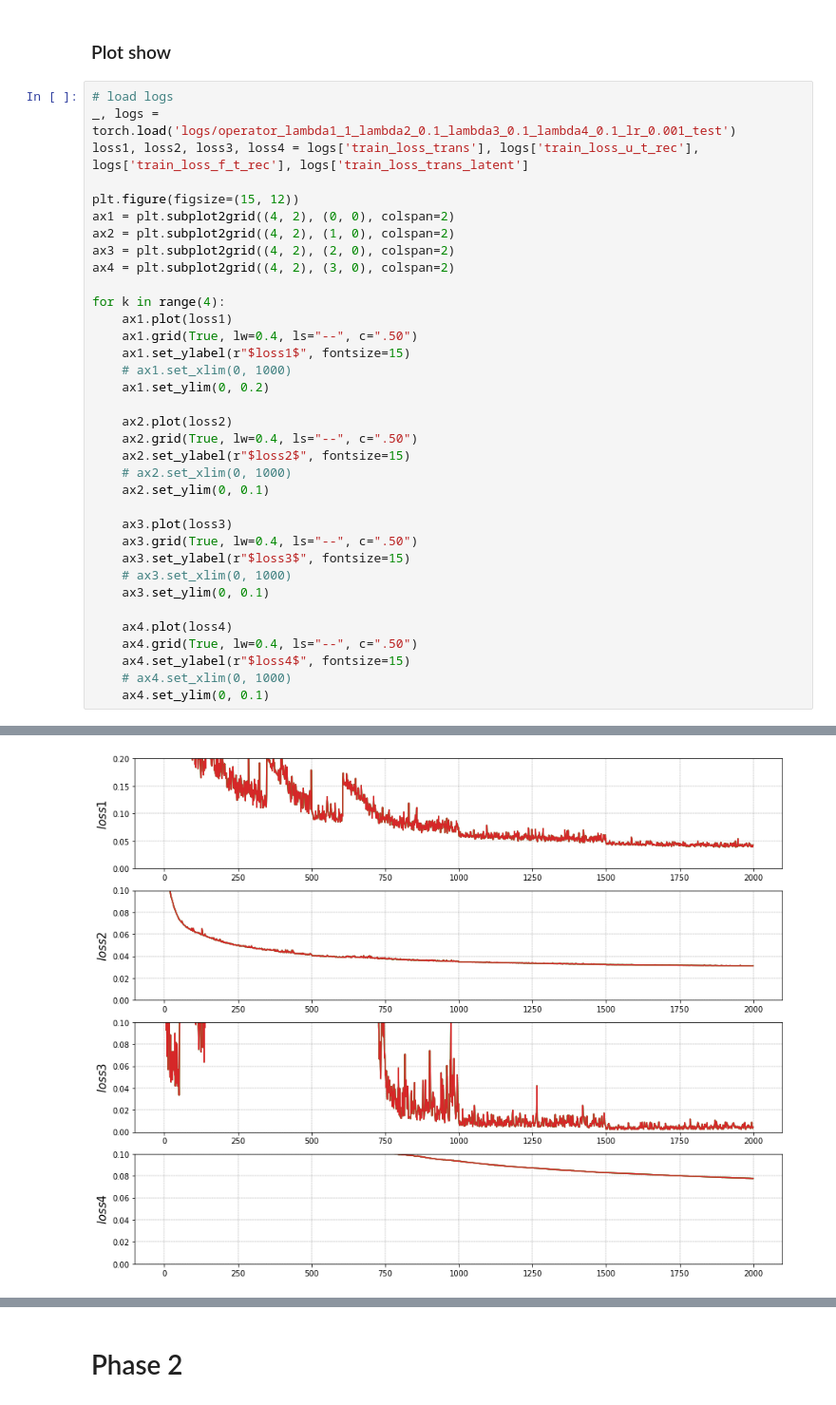
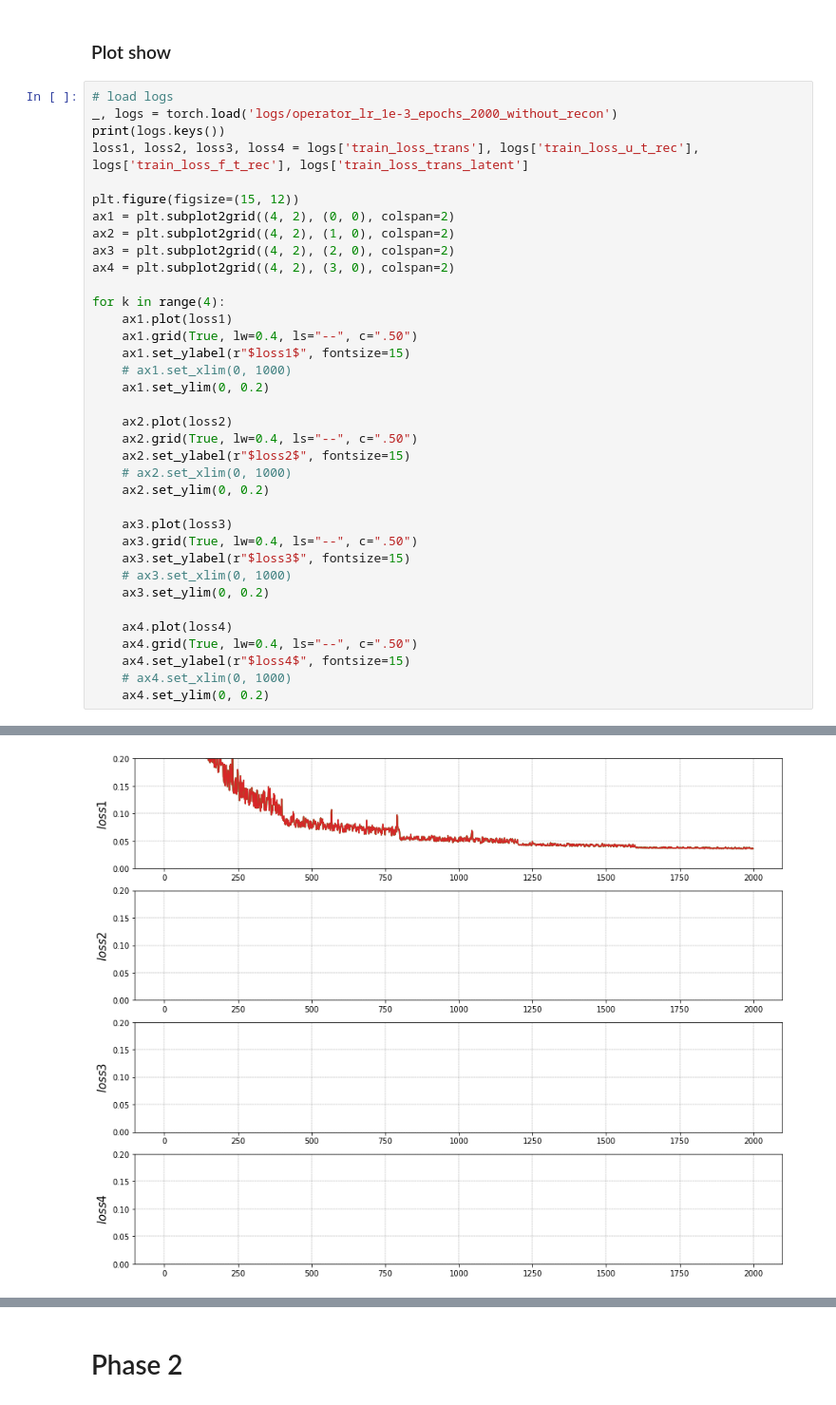
Before and after one commit to AsamaKiseto/Cylinder_Env, a Jupyter notebook: nse/4_nse_test.ipynb, the cells around one changed output, grey strips where cells are left out. Shown at 95% size. Cells and saved outputs as stored; diff of their text form.

```diff
--- a/nse/4_nse_test.ipynb
+++ b/nse/4_nse_test.ipynb
@@ -370,7 +389,8 @@ param numbers of the model: 465953
 ### Plot show
 # %%
 # load logs
-_, logs = torch.load('logs/operator_lambda1_1_lambda2_0.1_lambda3_0.1_lambda4_0.1_lr_0.001_test')
+_, logs = torch.load('logs/operator_lr_1e-3_epochs_2000_without_recon')
+print(logs.keys())
 loss1, loss2, loss3, loss4 = logs['train_loss_trans'], logs['train_loss_u_t_rec'], logs['train_loss_f_t_rec'], logs['train_loss_trans_latent']
 
 plt.figure(figsize=(15, 12))
@@ -390,17 +410,17 @@ for k in range(4):
     ax2.grid(True, lw=0.4, ls="--", c=".50")
     ax2.set_ylabel(r"$loss2$", fontsize=15)
     # ax2.set_xlim(0, 1000)
-    ax2.set_ylim(0, 0.1)
+    ax2.set_ylim(0, 0.2)
 
     ax3.plot(loss3)
     ax3.grid(True, lw=0.4, ls="--", c=".50")
     ax3.set_ylabel(r"$loss3$", fontsize=15)
     # ax3.set_xlim(0, 1000)
-    ax3.set_ylim(0, 0.1)
+    ax3.set_ylim(0, 0.2)
 
     ax4.plot(loss4)
     ax4.grid(True, lw=0.4, ls="--", c=".50")
     ax4.set_ylabel(r"$loss4$", fontsize=15)
     # ax4.set_xlim(0, 1000)
-    ax4.set_ylim(0, 0.1)
+    ax4.set_ylim(0, 0.2)
 # %% [output]
@@ -407 +428 @@ for k in range(4):
-[figure, old version]
+[figure, new version]
```
Also changed, not shown: parts of 9 cells of this notebook, 11 other files.
